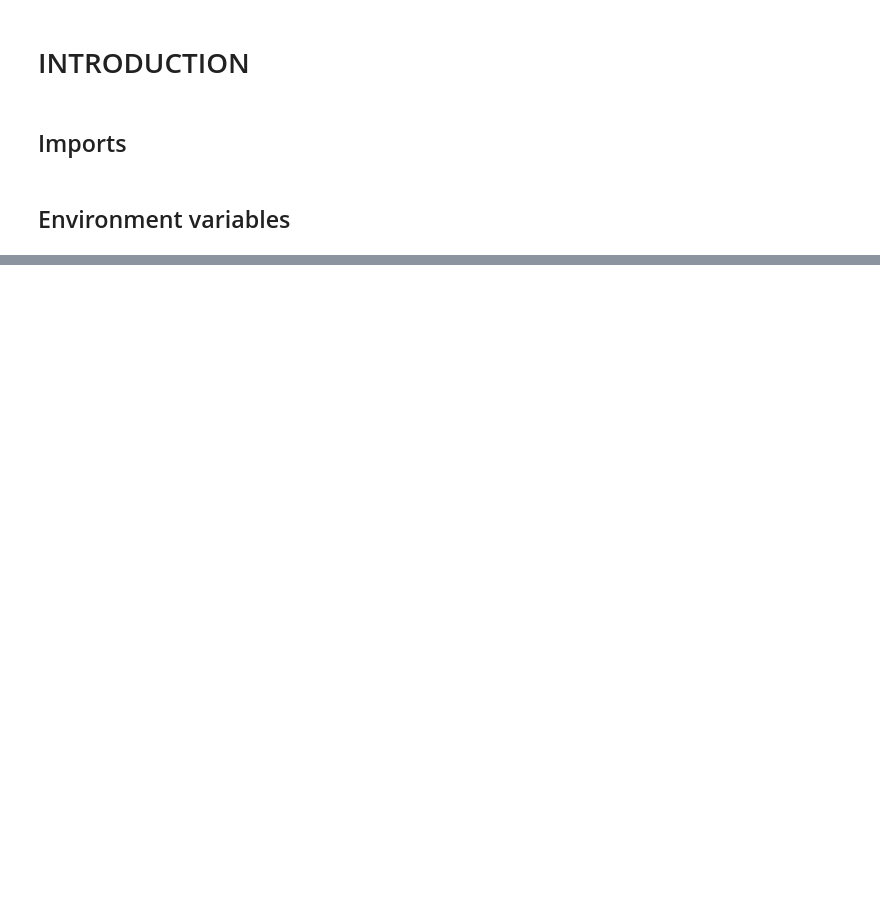
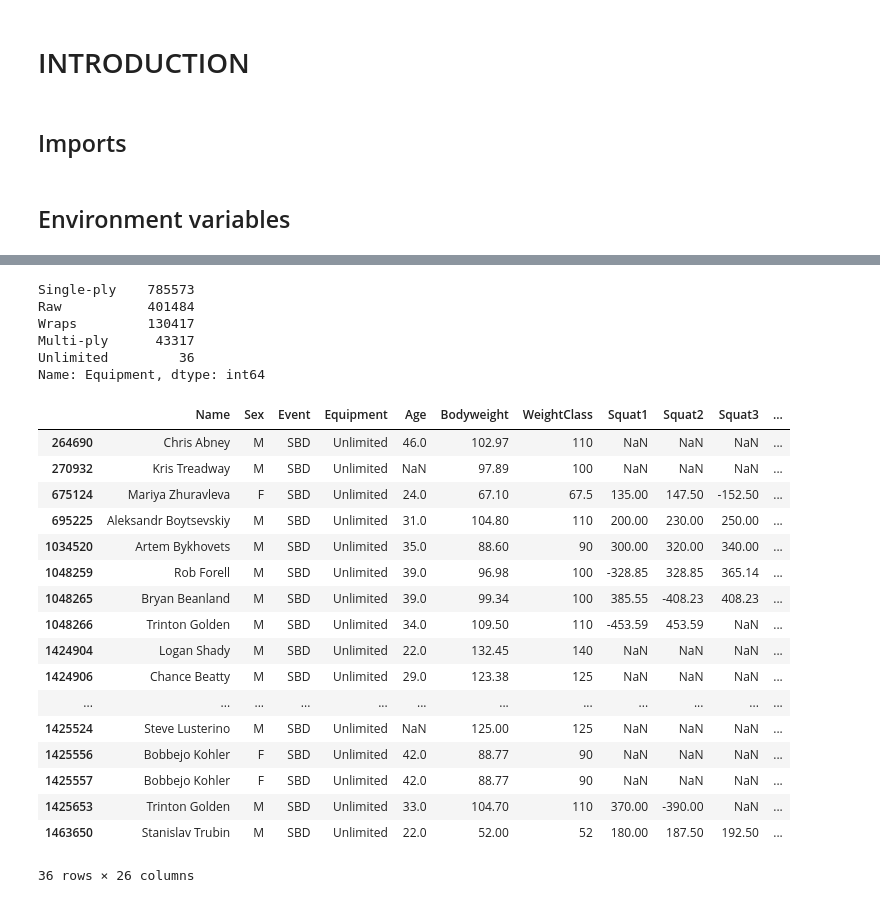
Before and after one commit to pablocarreraflorez/powerlifting-analytics, a Jupyter notebook: powerlifting_analytics.ipynb, the cells around one changed output, grey strips where cells are left out. Cells and saved outputs as stored; diff of their text form; code cells hidden in the pictures; blank space fills up the shorter version.

```diff
--- a/powerlifting_analytics.ipynb
+++ b/powerlifting_analytics.ipynb
@@ -525,0 +319,34 @@ plt.show()
+# %%
+data = load_data('data/openpowerlifting-2020-10-16/openpowerlifting-2020-10-16.csv')
+#data = clean_data(data, 'IPF', 'Raw')
+#data.head()
+# %%
+data['Equipment'].value_counts()
+# %% [output]
+Single-ply    785573
+Raw           401484
+Wraps         130417
+Multi-ply      43317
+Unlimited         36
+Name: Equipment, dtype: int64
+# %%
+data[data['Equipment'] == 'Unlimited']
+# %% [output]
+|  | Name | Sex | Event | Equipment | Age | Bodyweight | WeightClass | Squat1 | Squat2 | Squat3 | ... |
+| 264690 | Chris Abney | M | SBD | Unlimited | 46.0 | 102.97 | 110 | NaN | NaN | NaN | ... |
+| 270932 | Kris Treadway | M | SBD | Unlimited | NaN | 97.89 | 100 | NaN | NaN | NaN | ... |
+| 675124 | Mariya Zhuravleva | F | SBD | Unlimited | 24.0 | 67.10 | 67.5 | 135.00 | 147.50 | -152.50 | ... |
+| 695225 | Aleksandr Boytsevskiy | M | SBD | Unlimited | 31.0 | 104.80 | 110 | 200.00 | 230.00 | 250.00 | ... |
+| 1034520 | Artem Bykhovets | M | SBD | Unlimited | 35.0 | 88.60 | 90 | 300.00 | 320.00 | 340.00 | ... |
+| 1048259 | Rob Forell | M | SBD | Unlimited | 39.0 | 96.98 | 100 | -328.85 | 328.85 | 365.14 | ... |
+| 1048265 | Bryan Beanland | M | SBD | Unlimited | 39.0 | 99.34 | 100 | 385.55 | -408.23 | 408.23 | ... |
+| 1048266 | Trinton Golden | M | SBD | Unlimited | 34.0 | 109.50 | 110 | -453.59 | 453.59 | NaN | ... |
+| 1424904 | Logan Shady | M | SBD | Unlimited | 22.0 | 132.45 | 140 | NaN | NaN | NaN | ... |
+| 1424906 | Chance Beatty | M | SBD | Unlimited | 29.0 | 123.38 | 125 | NaN | NaN | NaN | ... |
+| ... | ... | ... | ... | ... | ... | ... | ... | ... | ... | ... | ... |
+| 1425524 | Steve Lusterino | M | SBD | Unlimited | NaN | 125.00 | 125 | NaN | NaN | NaN | ... |
+| 1425556 | Bobbejo Kohler | F | SBD | Unlimited | 42.0 | 88.77 | 90 | NaN | NaN | NaN | ... |
+| 1425557 | Bobbejo Kohler | F | SBD | Unlimited | 42.0 | 88.77 | 90 | NaN | NaN | NaN | ... |
+| 1425653 | Trinton Golden | M | SBD | Unlimited | 33.0 | 104.70 | 110 | 370.00 | -390.00 | NaN | ... |
+| 1463650 | Stanislav Trubin | M | SBD | Unlimited | 22.0 | 52.00 | 52 | 180.00 | 187.50 | 192.50 | ... |
+36 rows × 26 columns
```
Also changed, not shown: parts of 28 cells of this notebook, 2 other files.
